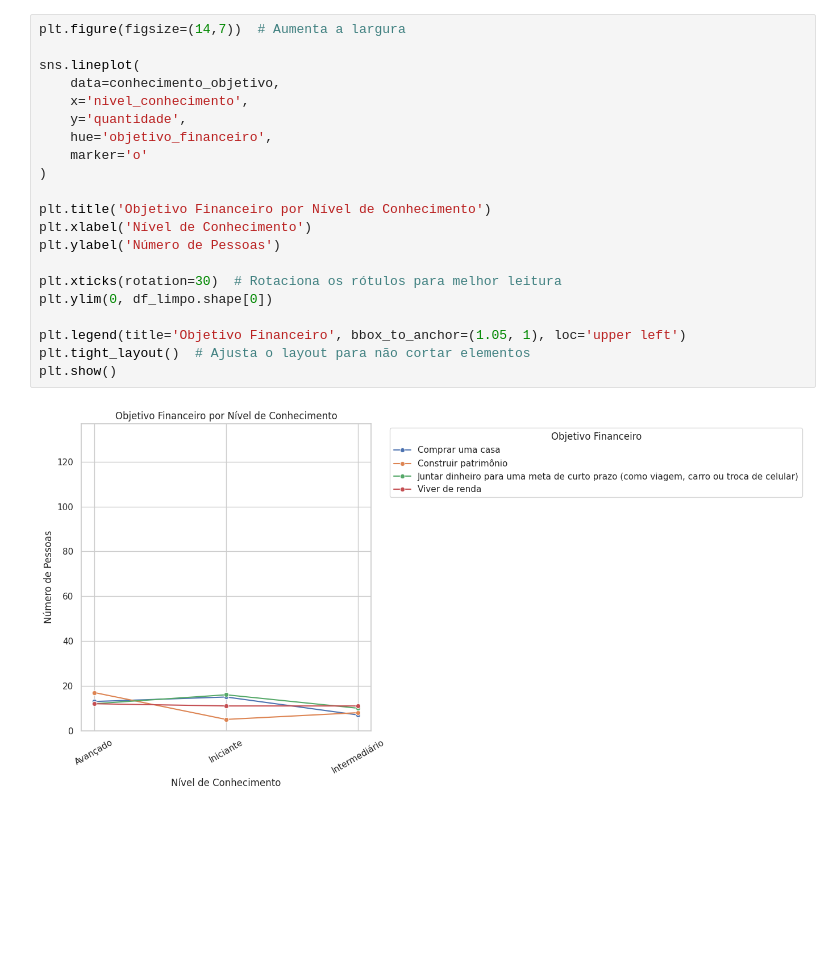
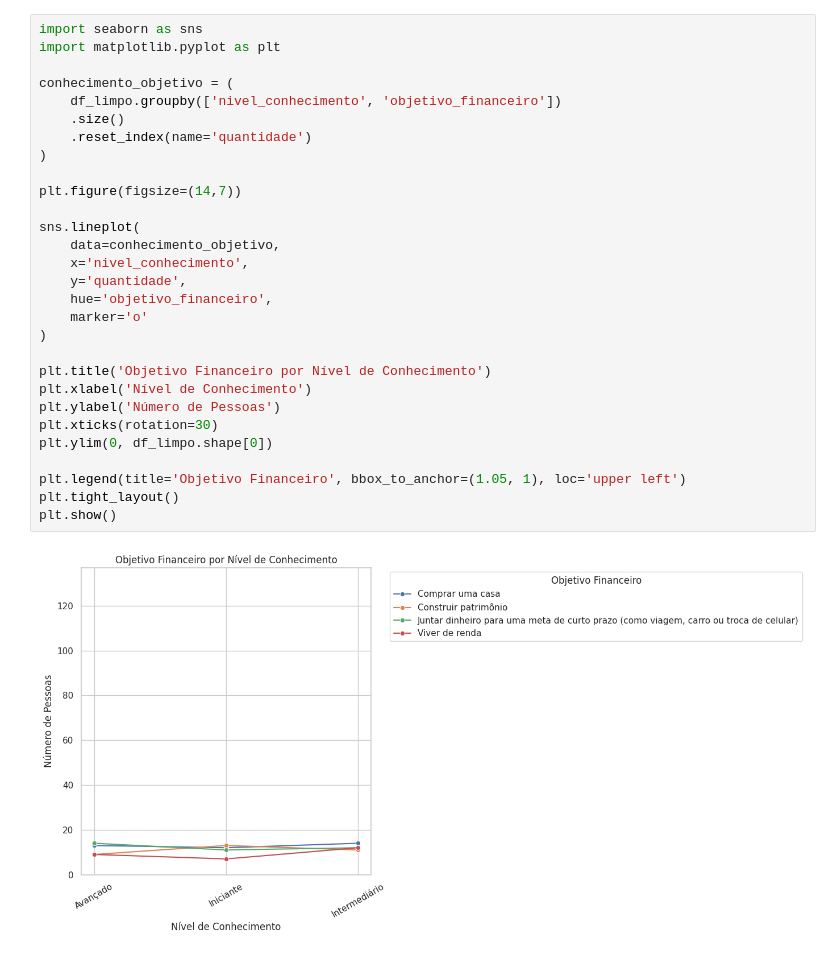
Before and after one commit to brunolmars/PI-I-Ciencia-da-Computacao, a Jupyter notebook: database/Data_Forms.ipynb, the cells around one changed output. Cells and saved outputs as stored; diff of their text form; blank space fills up the shorter version.

```diff
--- a/database/Data_Forms.ipynb
+++ b/database/Data_Forms.ipynb
@@ -407,26 +446,34 @@ plt.show()
 # %%
-plt.figure(figsize=(14,7))  # Aumenta a largura
+import seaborn as sns
+import matplotlib.pyplot as plt
+
+conhecimento_objetivo = (
+    df_limpo.groupby(['nivel_conhecimento', 'objetivo_financeiro'])
+    .size()
+    .reset_index(name='quantidade')
+)
+
+plt.figure(figsize=(14,7))
 
 sns.lineplot(
     data=conhecimento_objetivo,
     x='nivel_conhecimento',
     y='quantidade',
     hue='objetivo_financeiro',
     marker='o'
 )
 
 plt.title('Objetivo Financeiro por Nível de Conhecimento')
 plt.xlabel('Nível de Conhecimento')
 plt.ylabel('Número de Pessoas')
-
-plt.xticks(rotation=30)  # Rotaciona os rótulos para melhor leitura
+plt.xticks(rotation=30)
 plt.ylim(0, df_limpo.shape[0])
 
 plt.legend(title='Objetivo Financeiro', bbox_to_anchor=(1.05, 1), loc='upper left')
-plt.tight_layout()  # Ajusta o layout para não cortar elementos
+plt.tight_layout()
 plt.show()
 # %% [output]
-[figure, old version]
+[figure, new version]
 # %%
 plt.figure(figsize=(12,6))
 conhecimento_idade = df_limpo.groupby(['faixa_etaria', 'nivel_conhecimento']).size().reset_index(name='quantidade')
```
Also changed, not shown: parts of 23 cells of this notebook.
